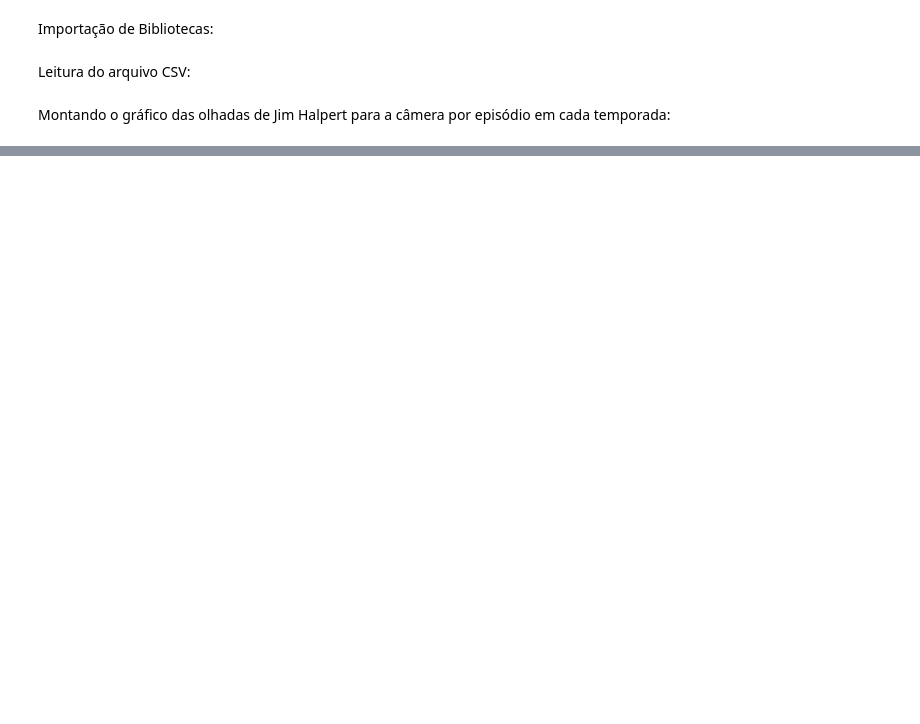
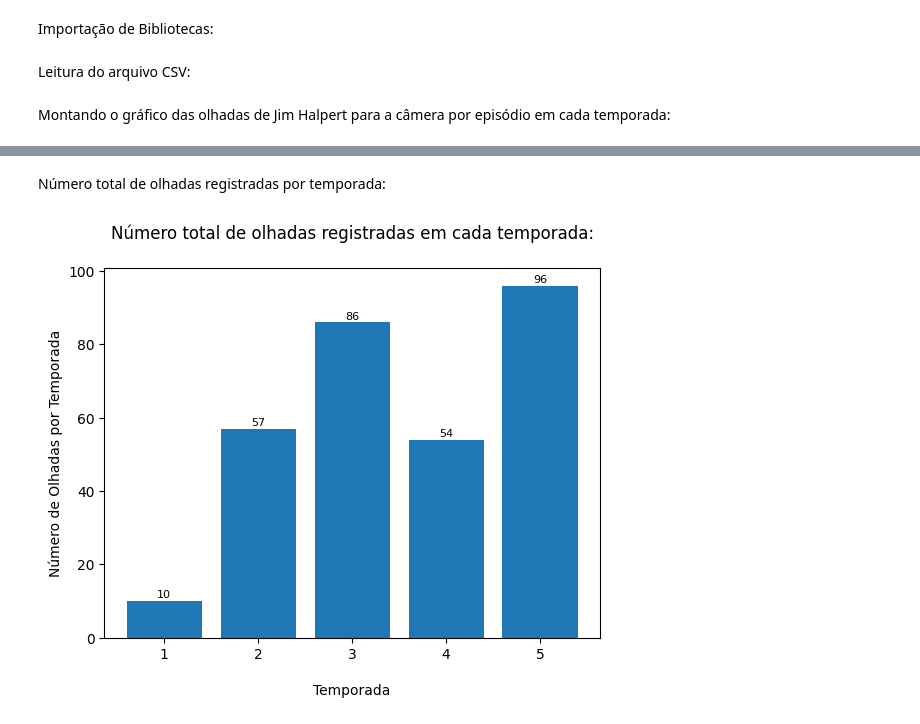
Before and after one commit to marinasbrum/ExploringNonverbalCommunication, a Jupyter notebook: Emotional_Responses_Analysis.ipynb, the cells around one changed output, grey strips where cells are left out. Saved outputs shown, nothing was run; the diff lists cells and outputs as text; code cells hidden in the pictures; blank space fills up the shorter version.

```diff
--- a/Emotional_Responses_Analysis.ipynb
+++ b/Emotional_Responses_Analysis.ipynb
@@ -38,0 +39,18 @@ plt.show()
+# %% [markdown]
+Número total de olhadas registradas por temporada:
+# %%
+looks = teste.groupby('Season').size()
+bars = plt.bar(looks.index, looks.values, color='skyblue')
+
+for bar, olhadas in zip(bars, looks.values):
+    plt.text(bar.get_x() + bar.get_width() / 2, bar.get_height() + 0.3, olhadas,
+             ha ='center', va ='bottom', fontsize = 8)
+
+plt.bar(looks.index, looks.values)
+plt.xticks(looks.index)
+plt.title(f'Número total de olhadas registradas em cada temporada:\n')
+plt.xlabel('\nTemporada')
+plt.ylabel('Número de Olhadas por Temporada')
+plt.show()
+# %% [output]
+[figure, added]
```
Also changed, not shown: parts of 1 cell of this notebook.
